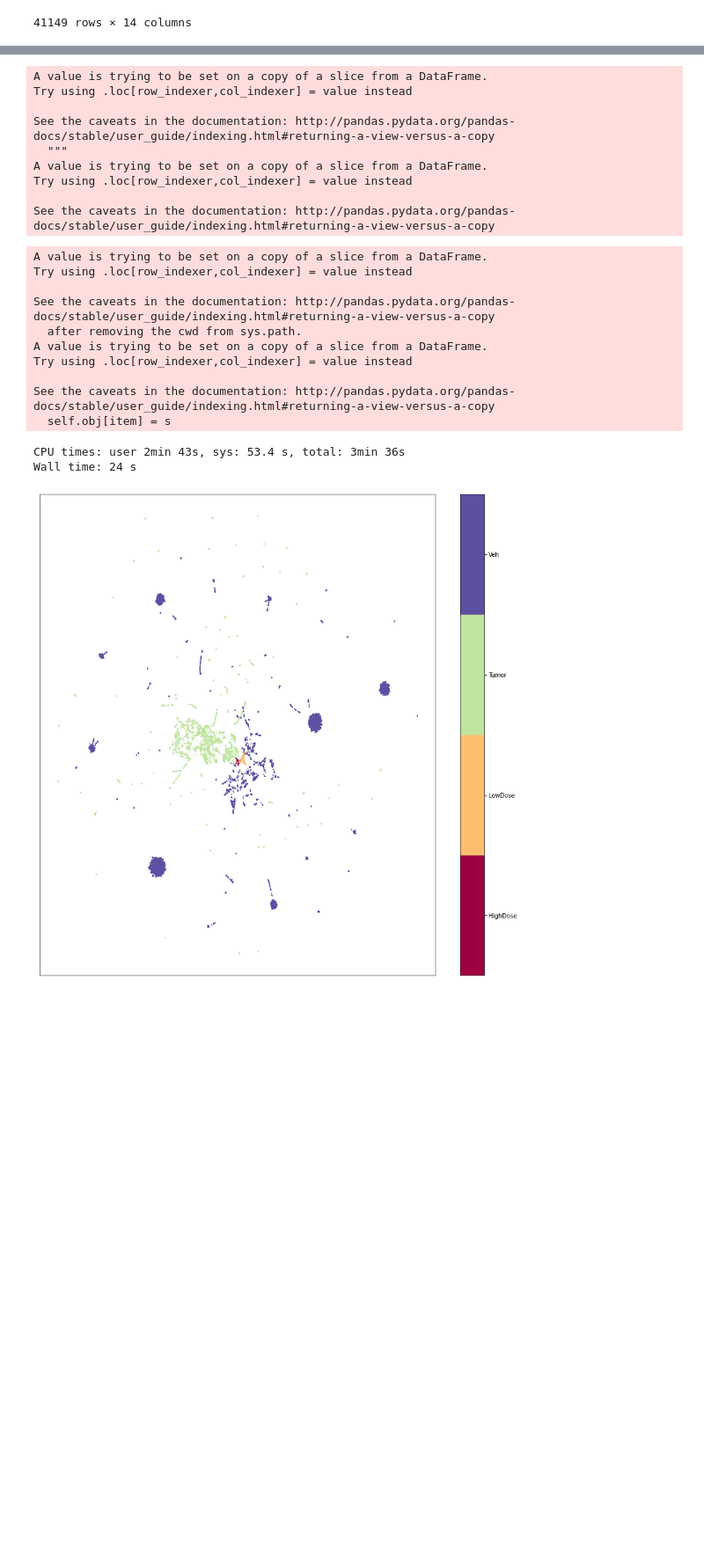
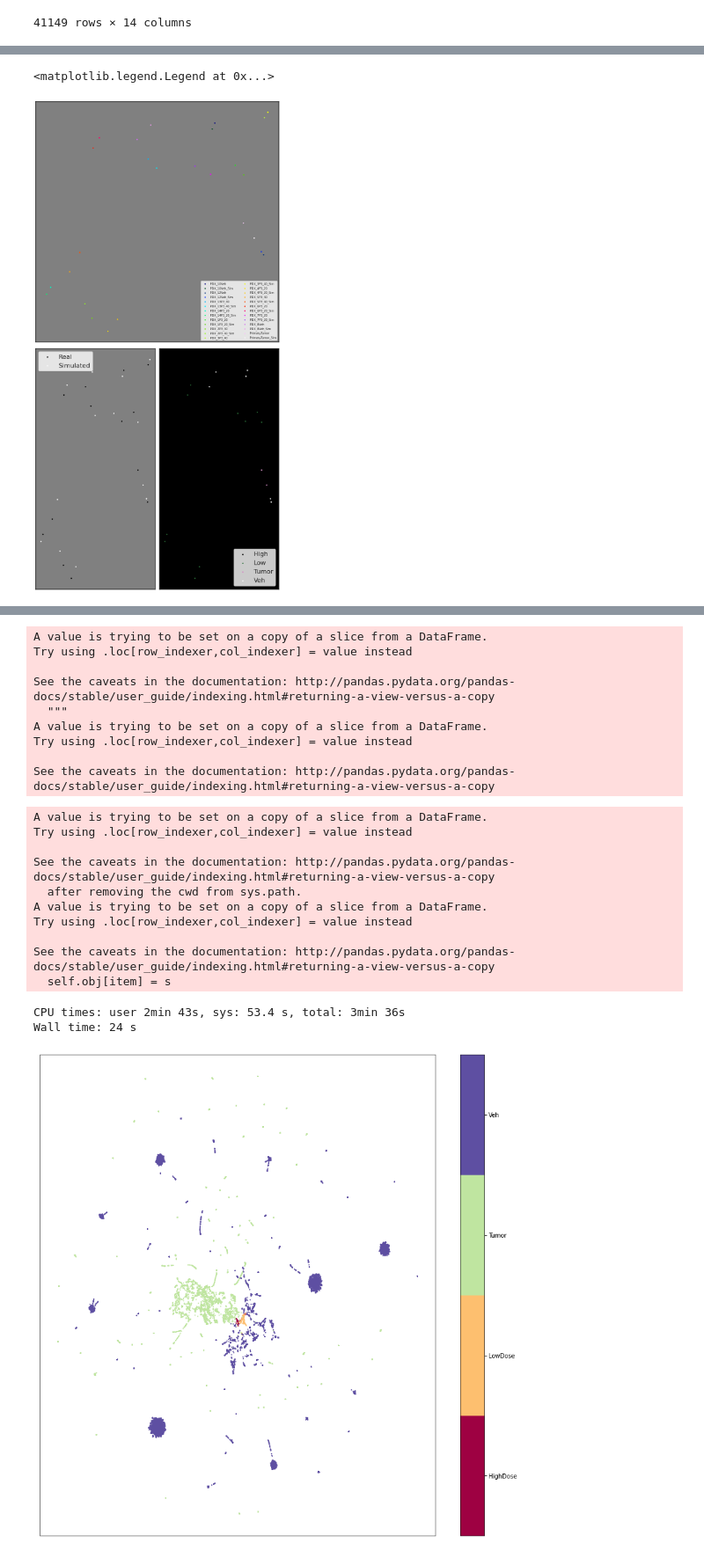
Before and after one commit to powerhorse1986/statsPlotGenerator, a Jupyter notebook: TestGPUPoweredUMAP.ipynb, the cells around one changed output, grey strips where cells are left out. Shown at 88% size. Drawn from its saved outputs; the diff is of its cells as text; code cells hidden in the pictures; blank space fills up the shorter version.

```diff
--- a/TestGPUPoweredUMAP.ipynb
+++ b/TestGPUPoweredUMAP.ipynb
@@ -700,0 +757,2 @@ totalReal
+# %%
+total = total.fillna(0)
@@ -700,0 +875,3 @@ totalReal
+# %%
+%%time
+embedding = umap.UMAP(n_neighbors = 3).fit_transform(total)
@@ -700,0 +881,66 @@ totalReal
+# %%
+embDF = pd.DataFrame(embedding, columns = (['PC1', 'PC2']))
+embDF['Label'] = totalTarget
+embDF['GroupLabel'] = groupTarget
+embDF['SourceLabel'] = sourceTarget
+
+labCat = np.unique(embDF['Label'])
+labColors = [plt.cm.gist_ncar(i / float(len(labCat) - 1)) for i in range(len(labCat))]
+
+grpCat = np.unique(embDF['GroupLabel'])
+grpColors = [plt.cm.cubehelix(i / float(len(grpCat) - 1)) for i in range(len(grpCat))]
+
+srcCat = np.unique(embDF['SourceLabel'])
+srcColors = [plt.cm.cubehelix(i / float(len(srcCat) - 1)) for i in range(len(srcCat))]
+
+# fig, ax = plt.subplots(2, 2, figsize = (36, 8))
+fig = plt.figure(constrained_layout = True, figsize = (12, 24))
+gs = GridSpec(2, 2, figure = fig)
+ax1 = fig.add_subplot(gs[0, : ])
+ax2 = fig.add_subplot(gs[1, 0])
+ax3 = fig.add_subplot(gs[1, 1])
+
+ax1.set_facecolor('gray')
+#ax[0].scatter(x = 'PC1', y = 'PC2', s = 6, c = 'Label', cmap = plt.cm.get_cmap('gist_ncar', 26), alpha = 1.0, legend = True, data = embDF)
+plt.setp(ax1, xticks = [], yticks = [])
+
+for i, category in enumerate(labCat):
+    ax1.scatter('PC1', 'PC2',
+                data = embDF.loc[embDF.Label == category, :],
+                s = 6, c = labColors[i], label = str(category))
+ax1.legend(loc = 'best', ncol = 2, fontsize = 10)
+#cbar1 = fig.colorbar(boundaries = np.arange(27) - 0.5, ax = ax[0])
+#cbar1.set_ticks(np.arange(26))
+#cbar1.ax.tick_params(labelsize = 10)
+#cbar1.set_ticklabels(totalTarget)
+
+ax2.set_facecolor('gray')
+#ax[1].scatter(x = 'PC1', y = 'PC2', s = 6, c = 'SourceLabel', cmap = plt.cm.get_cmap('cubehelix', 2), alpha = 1.0, data = embDF)
+plt.setp(ax2, xticks = [], yticks = [])
+
+for i, category in enumerate(srcCat):
+    ax2.scatter('PC1', 'PC2',
+                data = embDF.loc[embDF.SourceLabel == category, :],
+                s = 6, c = srcColors[i], label = str(category))
+ax2.legend(loc = 'best', fontsize = 8)
+#cbar2 = fig.colorbar(boundaries = np.arange(3) - 0.5, ax = ax[1])
+#cbar2.set_ticks(np.arange(2))
+#cbar2.ax.tick_params(labelsize = 10)
+#cbar2.set_ticklabels(list(set(sourceTarget)))
+
+
+ax3.set_facecolor('black')
+#ax[2].scatter(x = 'PC1', y = 'PC2', s = 6, c = 'SourceLabel', cmap = plt.cm.get_cmap('gist_ncar', 4), alpha = 1.0, data = embDF)
+plt.setp(ax3, xticks = [], yticks = [])
+
+for i, category in enumerate(grpCat):
+    ax3.scatter('PC1', 'PC2',
+                data = embDF.loc[embDF.GroupLabel == category, :],
+                s = 6, c = grpColors[i], label = str(category))
+ax3.legend(loc = 'best', fontsize = 8)
+
+#cbar3 = fig.colorbar(boundaries = np.arange(5) - 0.5, ax = ax[2])
+#cbar3.set_ticks(np.arange(4))
+#cbar3.ax.tick_params(labelsize = 10)
+#cbar3.set_ticklabels(['Hihg', 'Low', 'Tumor', 'Veh'])
+# %% [output]
@@ -700,0 +964,2 @@ totalReal
+<matplotlib.legend.Legend at 0x...>
+[figure, added]
```
Also changed, not shown: parts of 18 cells of this notebook.
